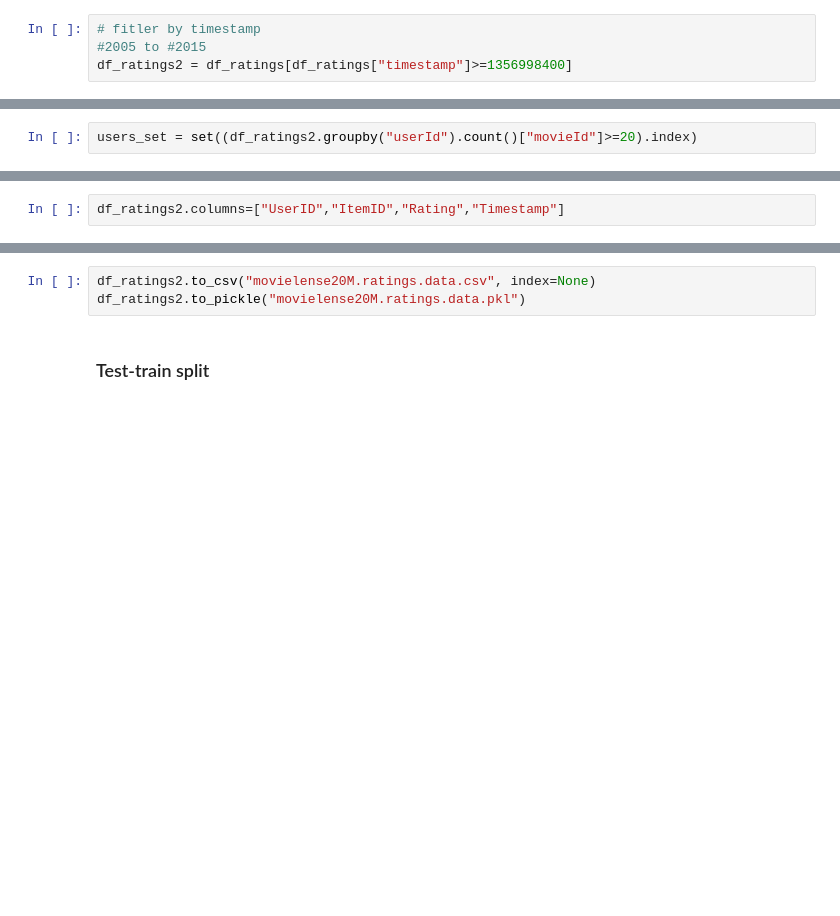
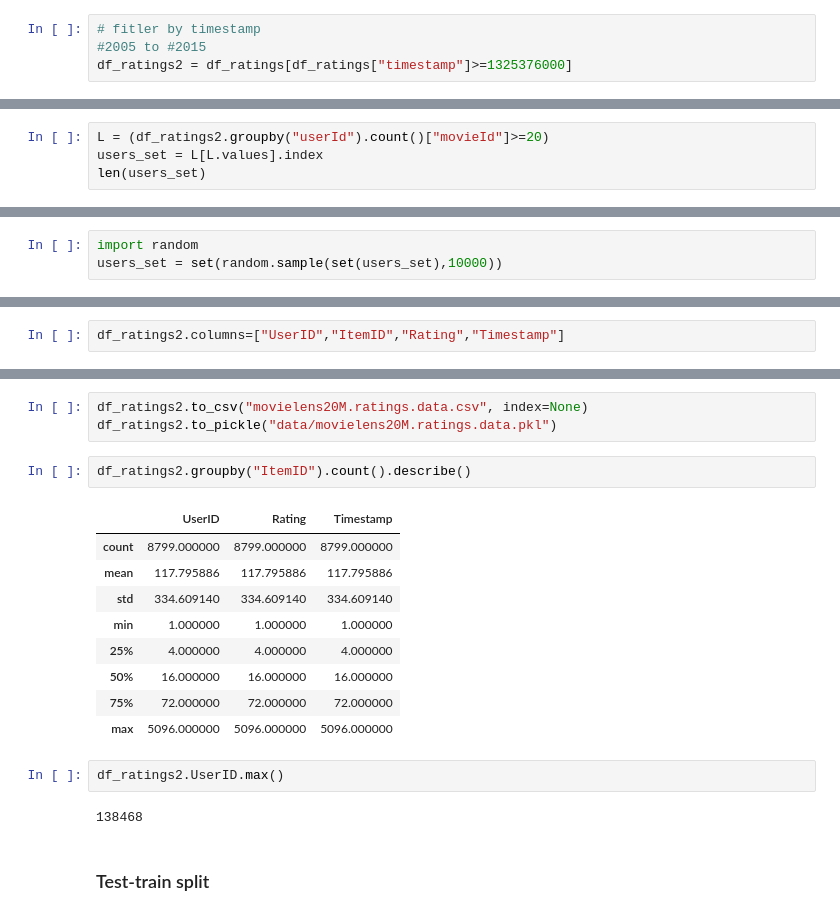
Before and after one commit to kdhiman0309/cse291-neural-collaborative-filtering, a Jupyter notebook: MovieLens20M.ipynb, the cells around one changed output, grey strips where cells are left out. Cells and saved outputs as stored; diff of their text form; blank space fills up the shorter version.

```diff
--- a/MovieLens20M.ipynb
+++ b/MovieLens20M.ipynb
@@ -22,7 +25,7 @@ df_ratings = df_ratings[df_ratings["movieId"].apply(lambda x: x in movie_ids)]
 # %%
 # fitler by timestamp
 #2005 to #2015
-df_ratings2 = df_ratings[df_ratings["timestamp"]>=1356998400]
+df_ratings2 = df_ratings[df_ratings["timestamp"]>=1325376000]
 # %%
 len(df_ratings2.userId.unique())
 # %% [output]
@@ -30,2 +33,4 @@ len(df_ratings2.userId.unique())
 # %%
-users_set = set((df_ratings2.groupby("userId").count()["movieId"]>=20).index)
+L = (df_ratings2.groupby("userId").count()["movieId"]>=20)
+users_set = L[L.values].index
+len(users_set)
@@ -32,3 +39,6 @@ users_set = set((df_ratings2.groupby("userId").count()["movieId"]>=20).index)
+# %%
+import random
+users_set = set(random.sample(set(users_set),10000))
 # %%
 df_ratings2 = df_ratings2[df_ratings2["userId"].apply(lambda x: x in users_set)]
 # %%
@@ -44,6 +63,22 @@ df_ratings2.columns=["UserID","ItemID","Rating","Timestamp"]
 # %%
-df_ratings2.to_csv("movielense20M.ratings.data.csv", index=None)
-df_ratings2.to_pickle("movielense20M.ratings.data.pkl")
+df_ratings2.to_csv("movielens20M.ratings.data.csv", index=None)
+df_ratings2.to_pickle("data/movielens20M.ratings.data.pkl")
+# %%
+df_ratings2.groupby("ItemID").count().describe()
+# %% [output]
+|  | UserID | Rating | Timestamp |
+| count | 8799.000000 | 8799.000000 | 8799.000000 |
+| mean | 117.795886 | 117.795886 | 117.795886 |
+| std | 334.609140 | 334.609140 | 334.609140 |
+| min | 1.000000 | 1.000000 | 1.000000 |
+| 25% | 4.000000 | 4.000000 | 4.000000 |
+| 50% | 16.000000 | 16.000000 | 16.000000 |
+| 75% | 72.000000 | 72.000000 | 72.000000 |
+| max | 5096.000000 | 5096.000000 | 5096.000000 |
+# %%
+df_ratings2.UserID.max()
+# %% [output]
+138468
 # %% [markdown]
 ### Test-train split
 # %%
```
Also changed, not shown: parts of 49 cells of this notebook.
